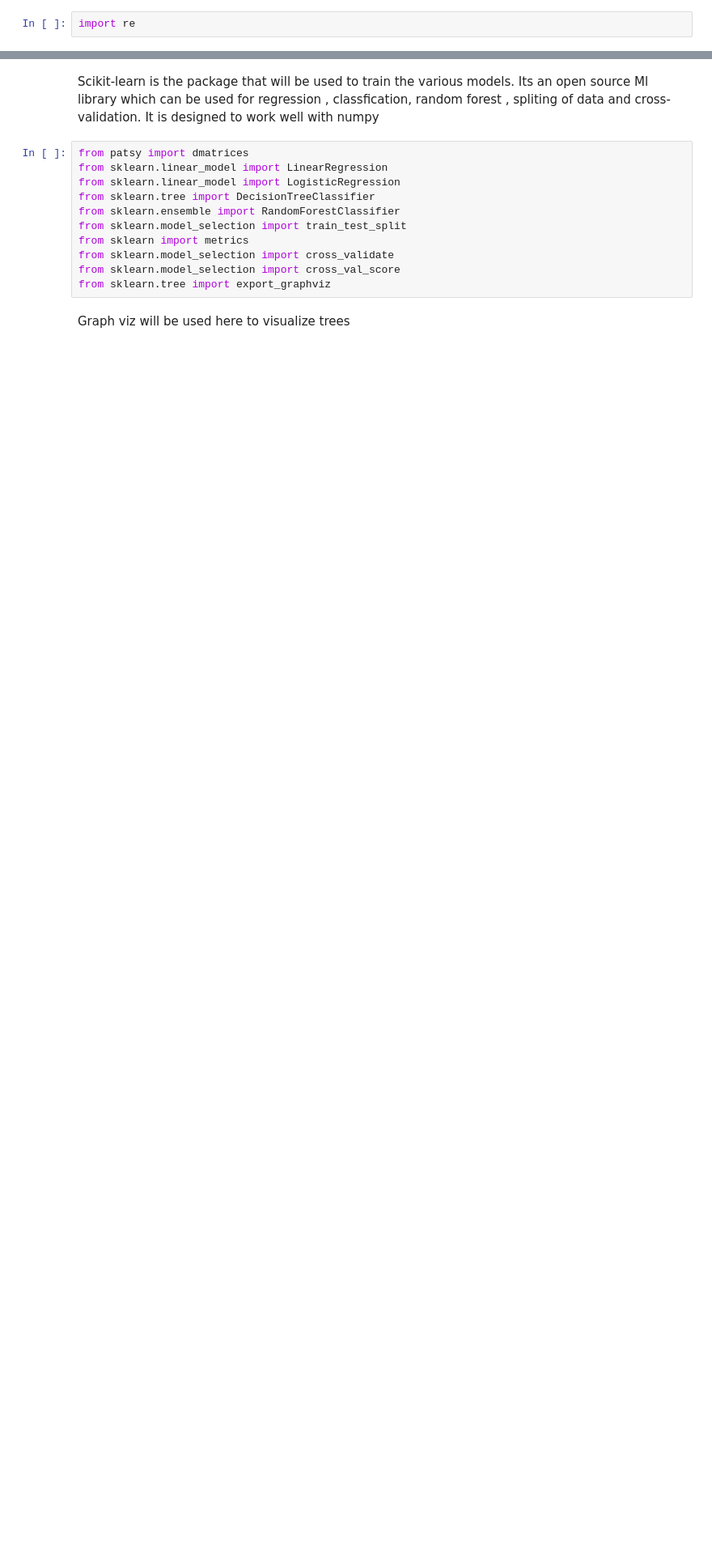
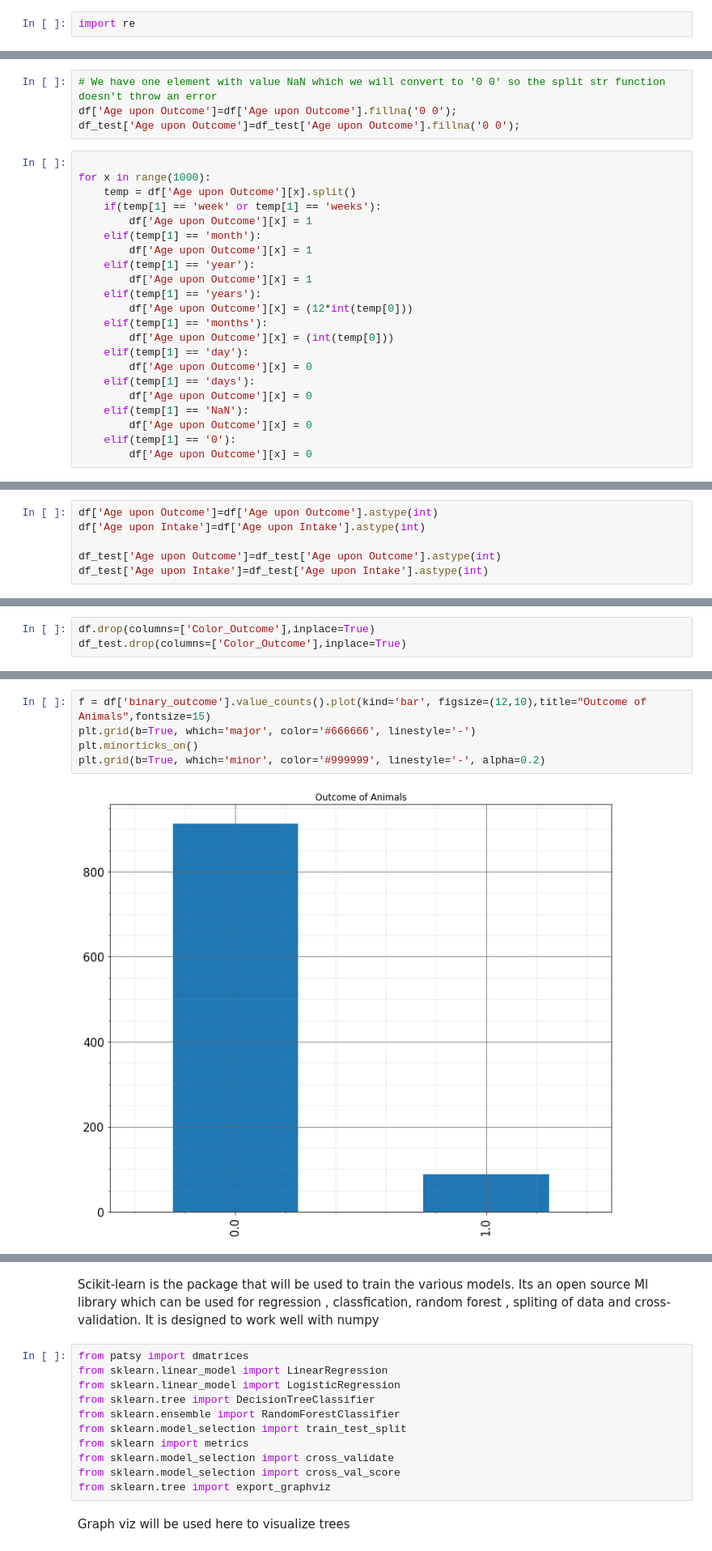
Before and after one commit to sachsom95/data_analytics_animal_shelter, a Jupyter notebook: homework2.ipynb, the cells around one changed output, grey strips where cells are left out. Shown at 81% size. Saved outputs shown, nothing was run; the diff lists cells and outputs as text; blank space fills up the shorter version.

```diff
--- a/homework2.ipynb
+++ b/homework2.ipynb
@@ -390,0 +723,26 @@ This is done to ignore warnings generated by Jupyter Notebook and improve readab
+# %%
+# We have one element with value NaN which we will convert to '0 0' so the split str function doesn't throw an error
+df['Age upon Outcome']=df['Age upon Outcome'].fillna('0 0');
+df_test['Age upon Outcome']=df_test['Age upon Outcome'].fillna('0 0');
+# %%
+
+for x in range(1000):
+    temp = df['Age upon Outcome'][x].split()
+    if(temp[1] == 'week' or temp[1] == 'weeks'):
+        df['Age upon Outcome'][x] = 1
+    elif(temp[1] == 'month'):
+        df['Age upon Outcome'][x] = 1
+    elif(temp[1] == 'year'):
+        df['Age upon Outcome'][x] = 1
+    elif(temp[1] == 'years'):
+        df['Age upon Outcome'][x] = (12*int(temp[0]))
+    elif(temp[1] == 'months'):
+        df['Age upon Outcome'][x] = (int(temp[0]))
+    elif(temp[1] == 'day'):
+        df['Age upon Outcome'][x] = 0
+    elif(temp[1] == 'days'):
+        df['Age upon Outcome'][x] = 0
+    elif(temp[1] == 'NaN'):
+        df['Age upon Outcome'][x] = 0
+    elif(temp[1] == '0'):
+        df['Age upon Outcome'][x] = 0
@@ -390,0 +773,6 @@ This is done to ignore warnings generated by Jupyter Notebook and improve readab
+# %%
+df['Age upon Outcome']=df['Age upon Outcome'].astype(int)
+df['Age upon Intake']=df['Age upon Intake'].astype(int)
+
+df_test['Age upon Outcome']=df_test['Age upon Outcome'].astype(int)
+df_test['Age upon Intake']=df_test['Age upon Intake'].astype(int)
@@ -390,0 +814,3 @@ This is done to ignore warnings generated by Jupyter Notebook and improve readab
+# %%
+df.drop(columns=['Color_Outcome'],inplace=True)
+df_test.drop(columns=['Color_Outcome'],inplace=True)
@@ -390,0 +879,7 @@ This is done to ignore warnings generated by Jupyter Notebook and improve readab
+# %%
+f = df['binary_outcome'].value_counts().plot(kind='bar', figsize=(12,10),title="Outcome of Animals",fontsize=15)
+plt.grid(b=True, which='major', color='#666666', linestyle='-')
+plt.minorticks_on()
+plt.grid(b=True, which='minor', color='#999999', linestyle='-', alpha=0.2)
+# %% [output]
+[figure, added]
```
Also changed, not shown: parts of 276 cells of this notebook, 8 other files.
